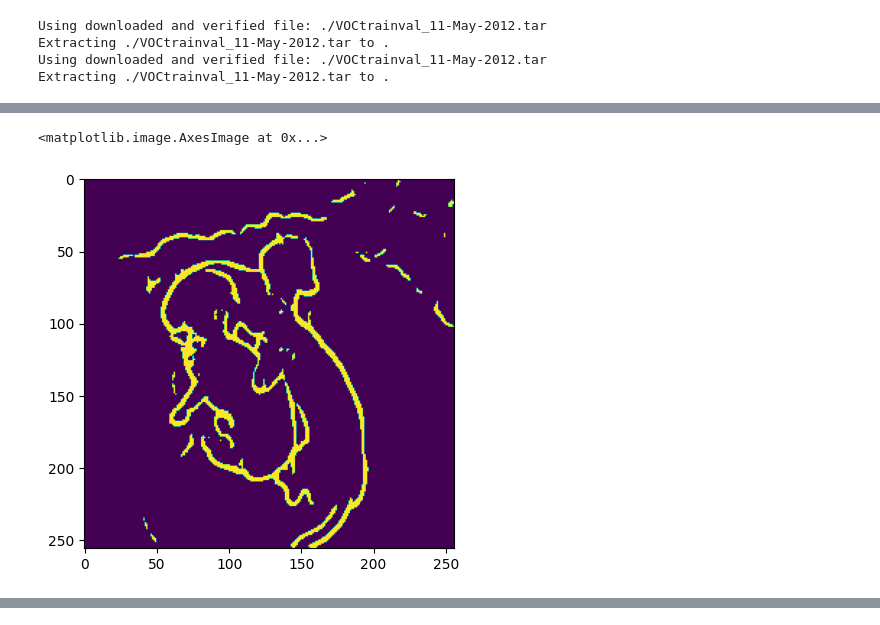
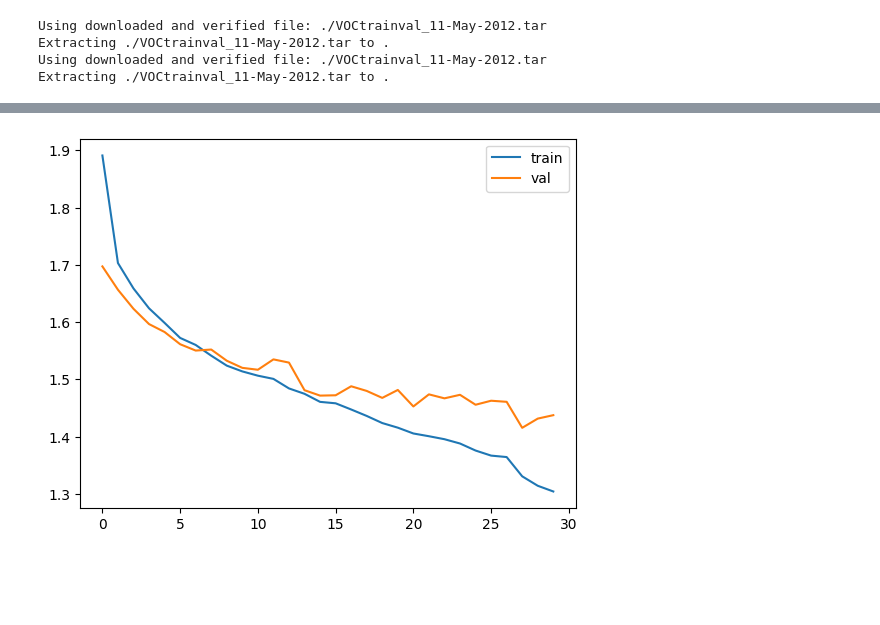
Before and after one commit to zeux/mlexp, a Jupyter notebook: segnet/segnet.ipynb, the cells around one changed output, grey strips where cells are left out. Saved outputs shown, nothing was run; the diff lists cells and outputs as text; code cells hidden in the pictures; blank space fills up the shorter version.

```diff
--- a/segnet/segnet.ipynb
+++ b/segnet/segnet.ipynb
@@ -84,7 +84,7 @@ def eval(data, model):
         loss += model.loss(pred, y).item()
     return loss / len(data)
 # %%
-def trainloop(model, epochs=5, optimizer=torch.optim.AdamW, verbose=False, **optargs):
+def trainloop(model, epochs=5, optimizer=torch.optim.AdamW, **optargs):
     optimizer = optimizer(model.parameters(), **optargs)
     scheduler = torch.optim.lr_scheduler.ReduceLROnPlateau(optimizer, patience=5, factor=0.5)
     start = time.time()
@@ -93,13 +93,12 @@ def trainloop(model, epochs=5, optimizer=torch.optim.AdamW, verbose=False, **opt
         epoch_start = time.time()
         train_loss = train(train_data, model, optimizer)
         val_loss = eval(val_data, model)
-        if verbose:
-            print(f"Epoch {e}: {time.time()-epoch_start:.2f} sec, train loss {train_loss:>8f}, val loss {val_loss:>8f}, lr {optimizer.param_groups[0]['lr']}")
+        print(f"\rEpoch {e}/{epochs}: {time.time()-epoch_start:.2f} sec, train loss {train_loss:>8f}, val loss {val_loss:>8f}, lr {optimizer.param_groups[0]['lr']}", end="")
         scheduler.step(val_loss)
         train_losses.append(train_loss)
         val_losses.append(val_loss)
     nparams = sum(p.numel() for p in model.parameters())
-    print(f"Train [{nparams/1e6:.3f}M params]: {epochs} epochs took {time.time()-start:.2f} sec, train loss {train_loss:>8f}, val loss {val_loss:>8f}")
+    print(f"\rTrain [{nparams/1e6:.3f}M params]: {epochs} epochs took {time.time()-start:.2f} sec, train loss {train_loss:>8f}, val loss {val_loss:>8f}")
     plt.plot(train_losses, label="train")
     plt.plot(val_losses, label="val")
     plt.legend()
@@ -147,7 +146,6 @@ class SegNet(nn.Module):
         self.predict = nn.Sequential(
             SegBlock(channels, channels, channels),
             nn.Conv2d(channels, 1, kernel_size=1))
-        self.loss = nn.BCELoss() # TODO: DICE or some sort of soft equivalents
 
         self.apply(weight_init)
 
@@ -171,3 +169,9 @@ class SegNet(nn.Module):
         y = self.predict(x)
         y = F.sigmoid(y)
         return y
+
+    # prediction, gt => loss scalar
+    def loss(self, p, y):
+        bce = F.binary_cross_entropy(p, y)
+        dice = 2 * (p * y).sum() / (p.sum() + y.sum())
+        return bce - torch.log(dice)
@@ -218,5 +178,6 @@ plt.imshow((torch.squeeze(net(torch.unsqueeze(dataset[-6][0].to(device), 0))) >
-# %%
-plt.imshow((torch.squeeze(net(torch.unsqueeze(dataset[71][0].to(device), 0))) > 0.2).float().cpu().detach())
-# %% [output]
-<matplotlib.image.AxesImage at 0x...>
-[figure, removed]
+# %%
+# UNet that loosely follows the architecture from the UNet paper but has slightly different setup; this cell has a scaled down version so that it trains faster
+torch.manual_seed(42)
+net = SegNet(depth=5, channels=16).to(device)
+trainloop(net, epochs=30, weight_decay=0.01)
+# %% [output]
@@ -222,0 +185 @@ plt.imshow((torch.squeeze(net(torch.unsqueeze(dataset[71][0].to(device), 0))) >
+[figure, added]
```
Also changed, not shown: parts of 10 cells of this notebook.
